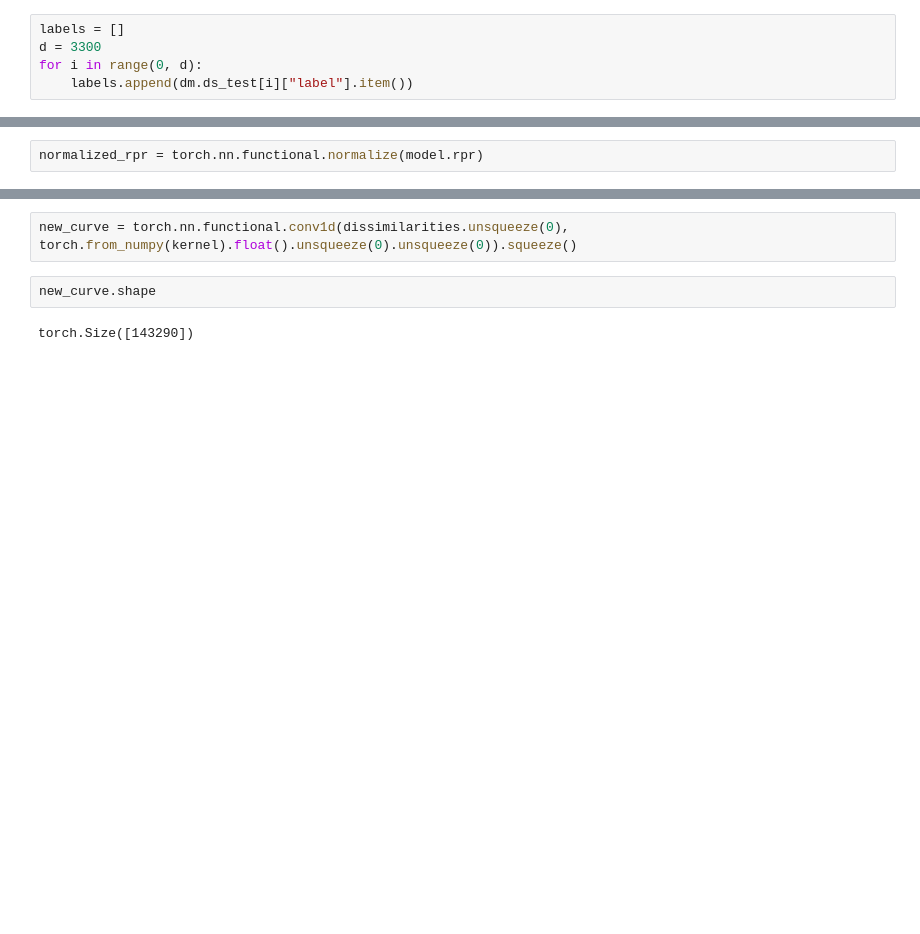
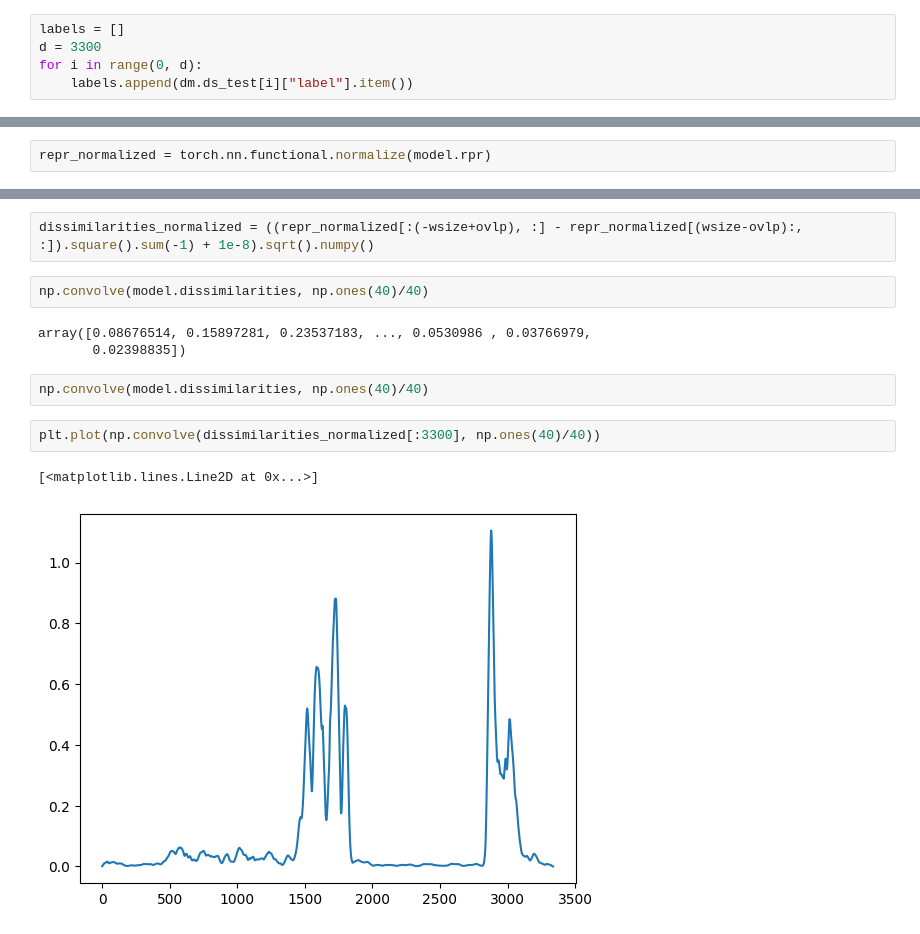
Before and after one commit to mbisan/stsc-har, a Jupyter notebook: visualize.ipynb, the cells around one changed output, grey strips where cells are left out. Cells and saved outputs as stored; diff of their text form; blank space fills up the shorter version.

```diff
--- a/visualize.ipynb
+++ b/visualize.ipynb
@@ -59,2 +61,2 @@ HPU available: False, using: 0 HPUs
 # %%
-normalized_rpr = torch.nn.functional.normalize(model.rpr)
+repr_normalized = torch.nn.functional.normalize(model.rpr)
@@ -80,6 +63,14 @@ kernel = 1/(1+np.power(np.arange(-9, 10), 2))
-# %%
-new_curve = torch.nn.functional.conv1d(dissimilarities.unsqueeze(0), torch.from_numpy(kernel).float().unsqueeze(0).unsqueeze(0)).squeeze()
-# %%
-new_curve.shape
-# %% [output]
-torch.Size([143290])
+# %%
+dissimilarities_normalized = ((repr_normalized[:(-wsize+ovlp), :] - repr_normalized[(wsize-ovlp):, :]).square().sum(-1) + 1e-8).sqrt().numpy()
+# %%
+np.convolve(model.dissimilarities, np.ones(40)/40)
+# %% [output]
+array([0.08676514, 0.15897281, 0.23537183, ..., 0.0530986 , 0.03766979,
+       0.02398835])
+# %%
+np.convolve(model.dissimilarities, np.ones(40)/40)
+# %%
+plt.plot(np.convolve(dissimilarities_normalized[:3300], np.ones(40)/40))
+# %% [output]
+[<matplotlib.lines.Line2D at 0x...>]
+[figure, added]
```
Also changed, not shown: parts of 13 cells of this notebook, 7 other files.
